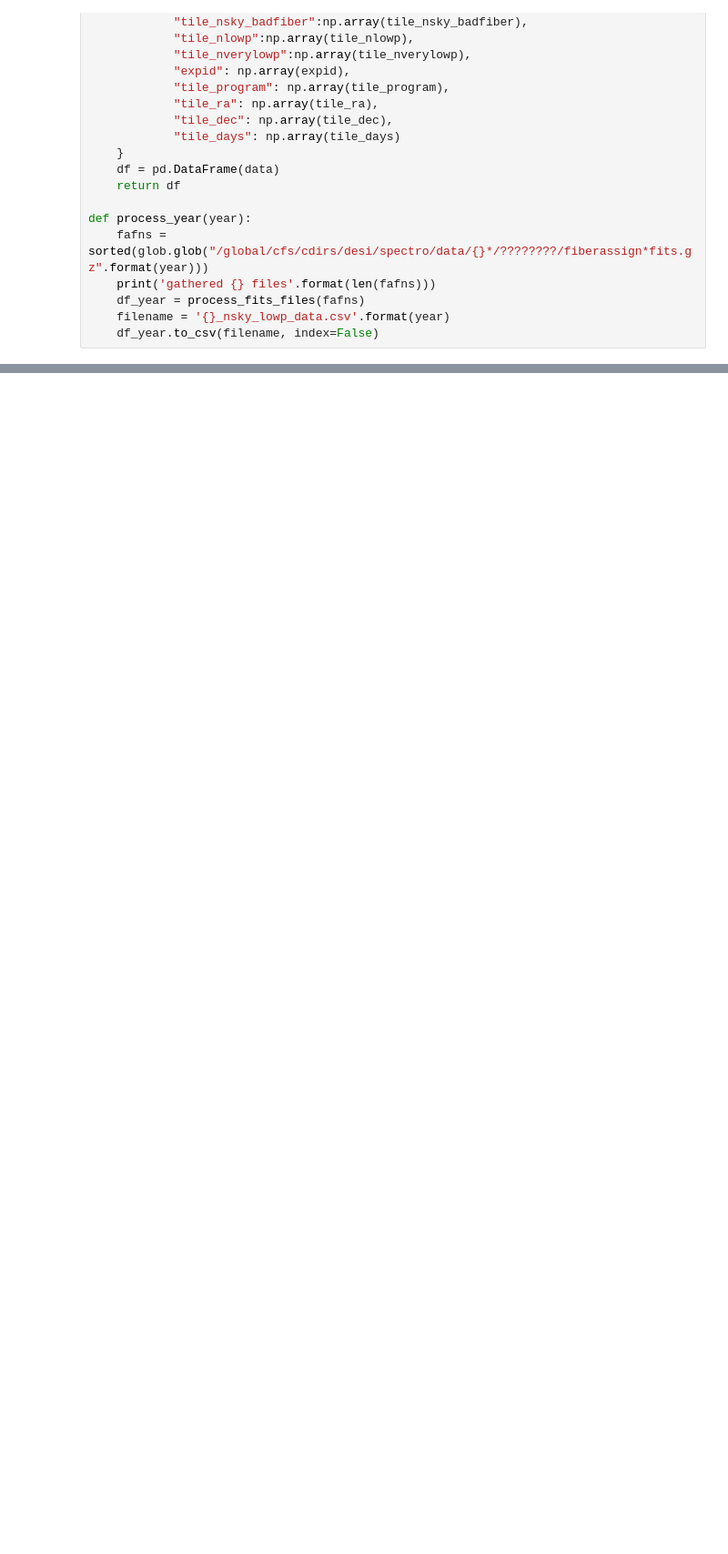
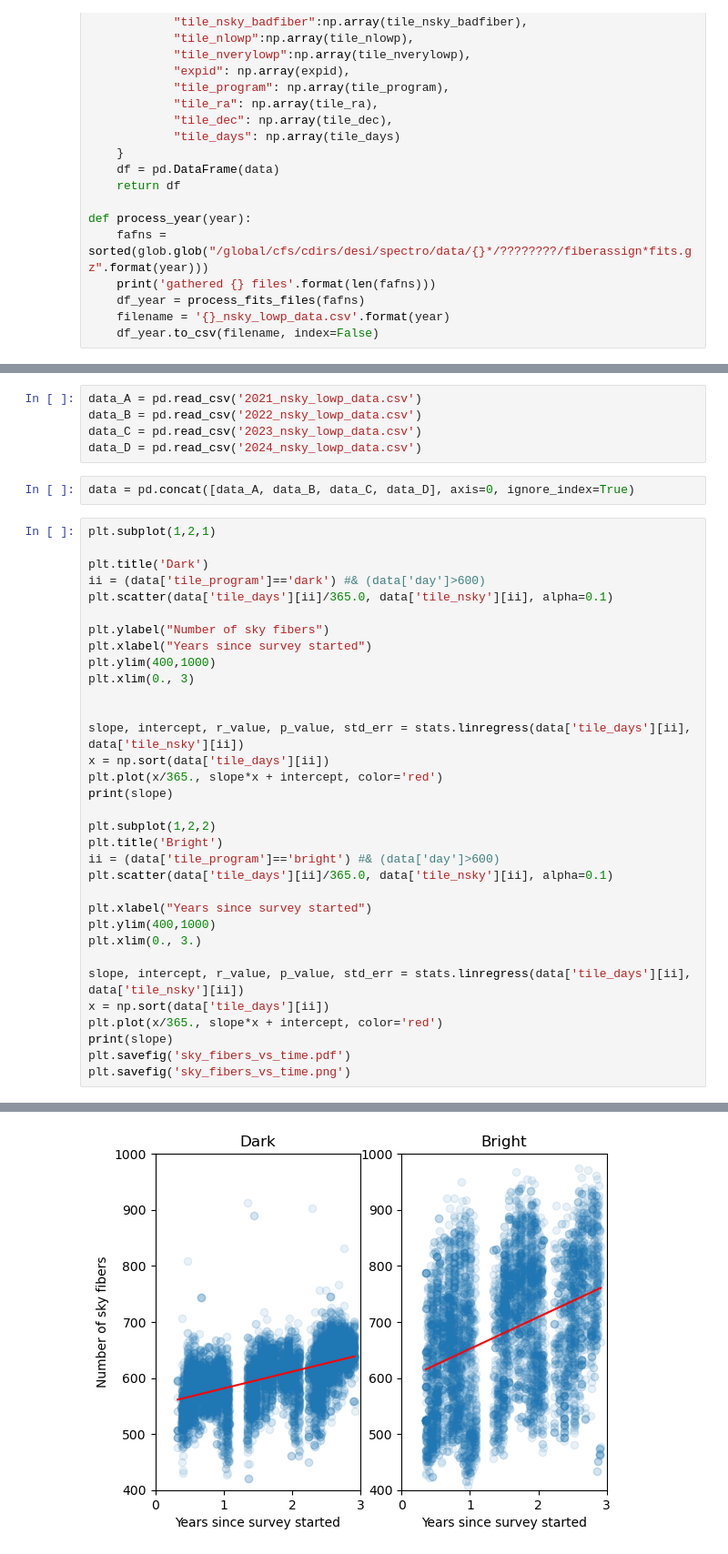
Before and after one commit to forero/SpareDESI, a Jupyter notebook: nb/baseline_observations.ipynb, the cells around one changed output, grey strips where cells are left out. Shown at 91% size. Drawn from its saved outputs; the diff is of its cells as text; blank space fills up the shorter version.

```diff
--- a/nb/baseline_observations.ipynb
+++ b/nb/baseline_observations.ipynb
@@ -121,0 +131,41 @@ fa
+# %%
+data_A = pd.read_csv('2021_nsky_lowp_data.csv')
+data_B = pd.read_csv('2022_nsky_lowp_data.csv')
+data_C = pd.read_csv('2023_nsky_lowp_data.csv')
+data_D = pd.read_csv('2024_nsky_lowp_data.csv')
+# %%
+data = pd.concat([data_A, data_B, data_C, data_D], axis=0, ignore_index=True)
+# %%
+plt.subplot(1,2,1)
+
+plt.title('Dark')
+ii = (data['tile_program']=='dark') #& (data['day']>600)
+plt.scatter(data['tile_days'][ii]/365.0, data['tile_nsky'][ii], alpha=0.1)
+
+plt.ylabel("Number of sky fibers")
+plt.xlabel("Years since survey started")
+plt.ylim(400,1000)
+plt.xlim(0., 3)
+
+
+slope, intercept, r_value, p_value, std_err = stats.linregress(data['tile_days'][ii], data['tile_nsky'][ii])
+x = np.sort(data['tile_days'][ii])
+plt.plot(x/365., slope*x + intercept, color='red')
+print(slope)
+
+plt.subplot(1,2,2)
+plt.title('Bright')
+ii = (data['tile_program']=='bright') #& (data['day']>600)
+plt.scatter(data['tile_days'][ii]/365.0, data['tile_nsky'][ii], alpha=0.1)
+
+plt.xlabel("Years since survey started")
+plt.ylim(400,1000)
+plt.xlim(0., 3.)
+
+slope, intercept, r_value, p_value, std_err = stats.linregress(data['tile_days'][ii], data['tile_nsky'][ii])
+x = np.sort(data['tile_days'][ii])
+plt.plot(x/365., slope*x + intercept, color='red')
+print(slope)
+plt.savefig('sky_fibers_vs_time.pdf')
+plt.savefig('sky_fibers_vs_time.png')
+# %% [output]
@@ -121,0 +174 @@ fa
+[figure, added]
```
Also changed, not shown: parts of 5 cells of this notebook.
